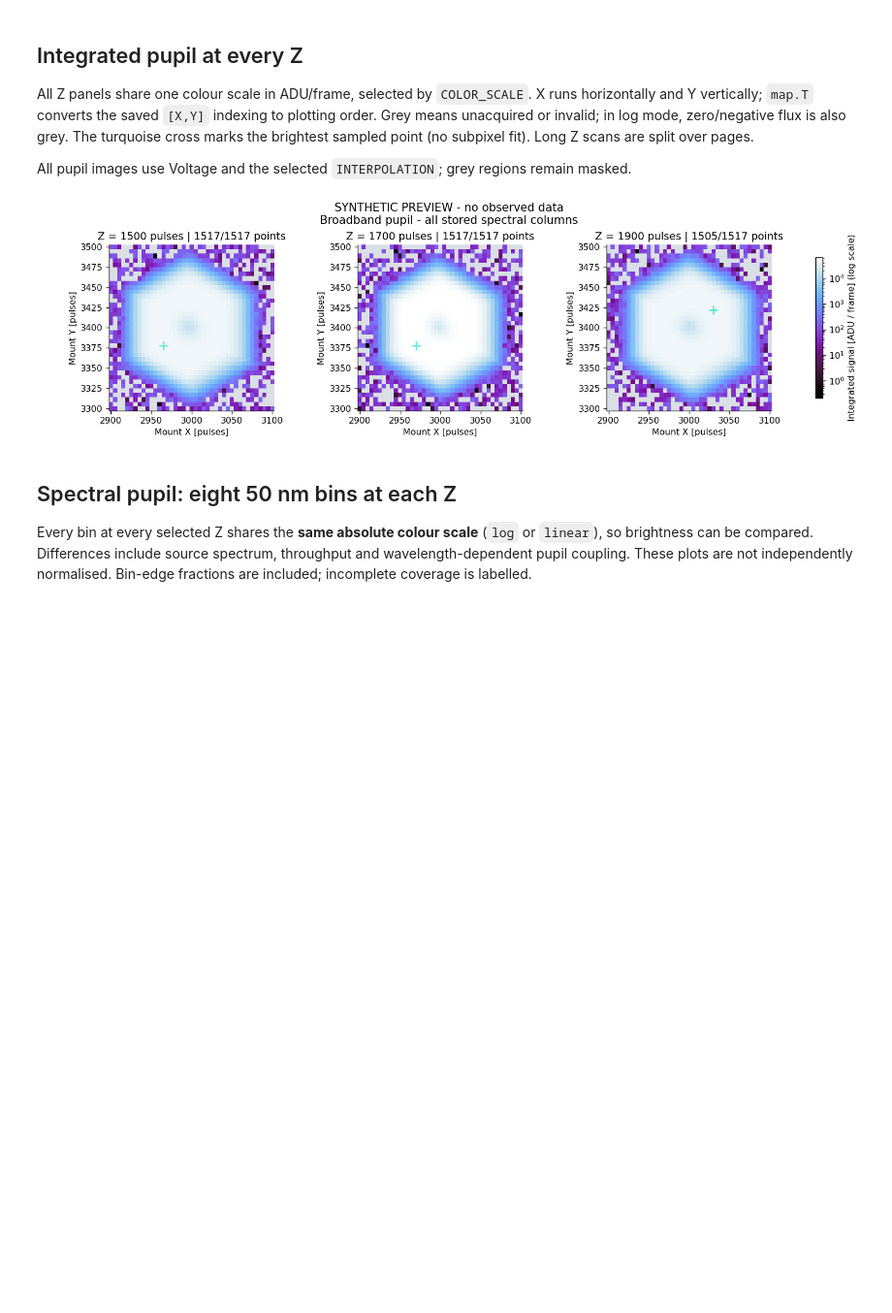
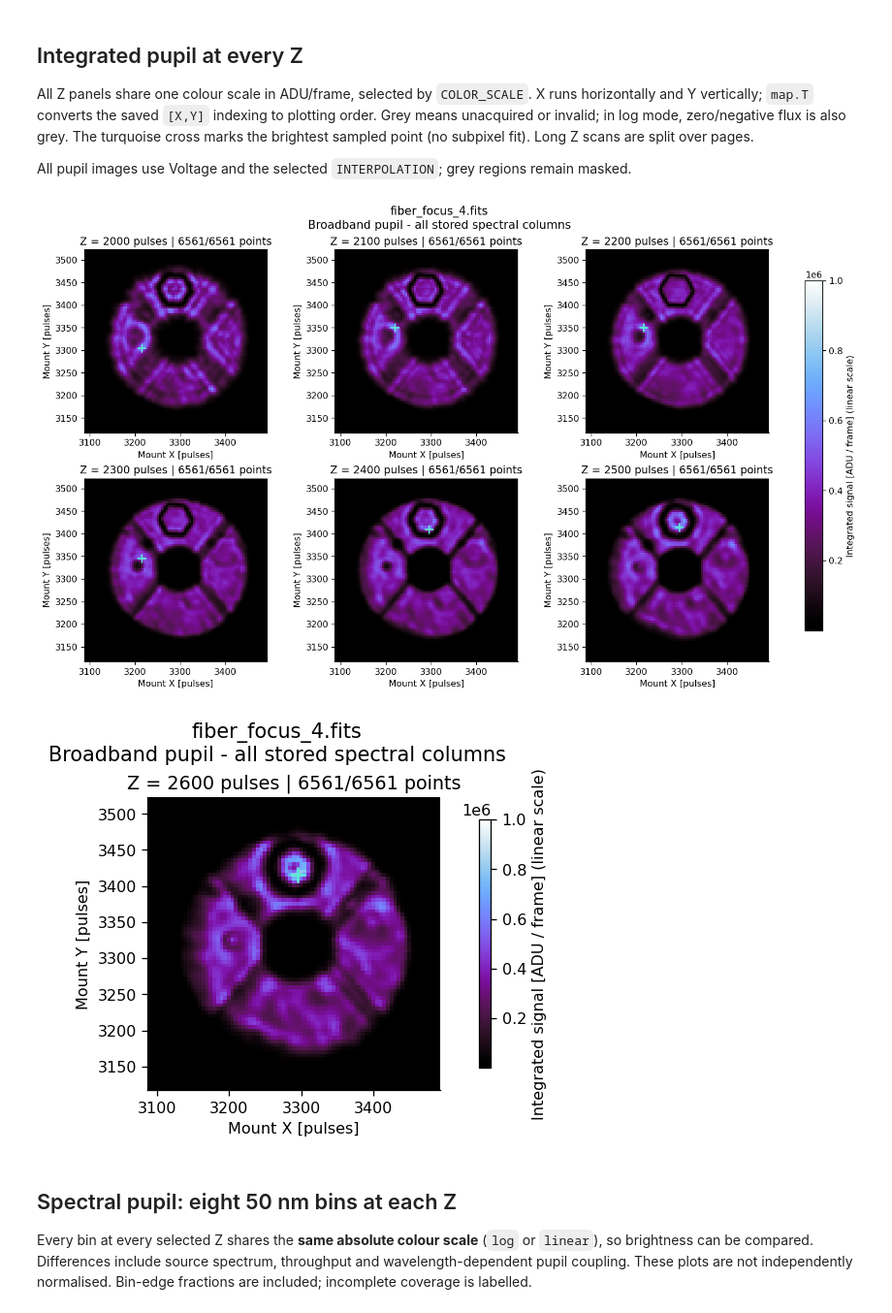
Before and after one commit to SAIL-Labs/GLINT, a Jupyter notebook: Matteo/Fiber_focus_scans/analyse_fiber_focus_scans.ipynb, the cells around one changed output. Shown at 97% size. Drawn from its saved outputs; the diff is of its cells as text; code cells hidden in the pictures; blank space fills up the shorter version.

Commit message:
analysis scan fiber

```diff
--- a/Matteo/Fiber_focus_scans/analyse_fiber_focus_scans.ipynb
+++ b/Matteo/Fiber_focus_scans/analyse_fiber_focus_scans.ipynb
@@ -9,6 +14,8 @@ Notebook: **analyse_fiber_focus_scans.ipynb - display controls at top**.
 # %%
-# PLOT OPTIONS - edit these two lines, then Run All.
-COLOR_SCALE = 'log'          # 'log' or 'linear'
+# PLOT OPTIONS - edit these values, then Run All.
+COLOR_SCALE = 'linear'          # 'log' or 'linear'
+COLOR_VMIN = 1e1             # lower colourbar limit (10 ADU/frame); None = automatic
+COLOR_VMAX = 1e6             # upper colourbar limit (1,000,000 ADU/frame); None = automatic
 INTERPOLATION = 'nearest'   # 'nearest' or 'bilinear'
 
 if COLOR_SCALE not in {'log', 'linear'}:
@@ -16,4 +23,12 @@ if COLOR_SCALE not in {'log', 'linear'}:
 if INTERPOLATION not in {'nearest', 'bilinear'}:
     raise ValueError("INTERPOLATION must be 'nearest' or 'bilinear'.")
 print(f'Plot settings: Voltage | {COLOR_SCALE} scale | {INTERPOLATION} interpolation')
+
+import math
+for name, value in [('COLOR_VMIN', COLOR_VMIN), ('COLOR_VMAX', COLOR_VMAX)]:
+    if value is not None and (not math.isfinite(float(value)) or (COLOR_SCALE == 'log' and float(value) <= 0)):
+        raise ValueError(f'{name} must be finite and positive for log scaling, or None for automatic limits.')
+if COLOR_VMIN is not None and COLOR_VMAX is not None and float(COLOR_VMIN) >= float(COLOR_VMAX):
+    raise ValueError('COLOR_VMIN must be smaller than COLOR_VMAX.')
+print(f'Pupil colourbar limits: {COLOR_VMIN} to {COLOR_VMAX} ADU/frame (None = automatic)')
 # %% [output]
@@ -51,8 +67,8 @@ from matplotlib.colors import Normalize, LogNorm, ListedColormap
 from astropy.io import fits
 
 # USER SETTINGS ---------------------------------------------------------------
-USE_DEMO_DATA = True  # False analyses observations; True generates the saved synthetic preview
-OUTPUT_ROOT = Path('/home/scexao/glint/glintdata/alignment_scan')  # instrument.json output_root
+USE_DEMO_DATA = False  # False analyses observations; True generates the saved synthetic preview
+OUTPUT_ROOT = Path(r"C:\Users\mcol0021\OneDrive - The University of Sydney (Staff)\Desktop\GLINT_test reports\Fiber_scans")  # instrument.json output_root
 SCAN_DATE = None  # None searches every date; or e.g. '20261116'
 DATA_PATH = None  # None selects newest discovered cube when USE_DEMO_DATA=False; or an explicit FITS path
 CALIBRATION_PATH = None  # None uses the embedded snapshot; or point to wavelength_solution.json
@@ -1945,15 +1962,23 @@ def shared_norm(values):
         positive = finite[finite > 0]
         if not positive.size:
             warnings.warn('No positive flux in this group: log-scale pupil maps will be grey.')
-            return LogNorm(vmin=1., vmax=10.)  # valid colourbar; no invented data
-        lo, hi = float(positive.min()), float(positive.max())
-        if hi == lo:
-            lo, hi = lo / 2., hi * 2.
-        return LogNorm(vmin=lo, vmax=hi)
-    if not finite.size:
-        return Normalize(0, 1)
-    lo, hi = min(0., float(finite.min())), float(finite.max())
-    return Normalize(lo, hi if hi > lo else lo + 1.)
+            auto_lo, auto_hi = 1., 10.
+        else:
+            auto_lo, auto_hi = float(positive.min()), float(positive.max())
+            if auto_hi == auto_lo:
+                auto_lo, auto_hi = auto_lo / 2., auto_hi * 2.
+    elif finite.size:
+        auto_lo, auto_hi = min(0., float(finite.min())), float(finite.max())
+        if auto_hi <= auto_lo:
+            auto_hi = auto_lo + 1.
+    else:
+        auto_lo, auto_hi = 0., 1.
+    lo = auto_lo if COLOR_VMIN is None else float(COLOR_VMIN)
+    hi = auto_hi if COLOR_VMAX is None else float(COLOR_VMAX)
+    if not np.isfinite(lo) or not np.isfinite(hi) or hi <= lo or (COLOR_SCALE == 'log' and lo <= 0):
+        raise ValueError('Colour limits must be finite, VMIN < VMAX, and positive for log scale. '
+                         'Check COLOR_VMIN/COLOR_VMAX against the automatic limit, or set both explicitly.')
+    return LogNorm(vmin=lo, vmax=hi) if COLOR_SCALE == 'log' else Normalize(vmin=lo, vmax=hi)
 
 
 def flux_colorbar_label(label):
@@ -1970,34 +1995,35 @@ def draw_pupil(ax, values, title, norm, mark_peak=False):
     image = ax.imshow(pupil_display_values(values.T), origin='lower',
                       extent=(xe[0], xe[-1], ye[0], ye[-1]), aspect='equal',
                       cmap=CMAP, norm=norm, interpolation=INTERPOLATION,
                       interpolation_stage='data')
     if mark_peak and np.isfinite(values).any():
         ix, iy = np.unravel_index(np.nanargmax(values), values.shape)
         ax.plot(x[ix], y[iy], '+', color='#5eead4', ms=10, mew=1.7)
     ax.set(title=title, xlabel='Mount X [pulses]', ylabel='Mount Y [pulses]', aspect='equal')
     ax.ticklabel_format(useOffset=False, style='plain')
     return image
 
 broadband_norm = shared_norm(integrated[:, :, z_indices])
 for start in range(0, len(z_indices), PANELS_PER_PAGE):
     page = z_indices[start:start+PANELS_PER_PAGE]
     ncols = min(3, len(page))
     nrows = int(np.ceil(len(page) / ncols))
     fig, axes = plt.subplots(nrows, ncols, figsize=(4.1*ncols+0.8, 3.8*nrows),
                              squeeze=False, layout='constrained')
     active_axes = []
     for ax, iz in zip(axes.flat, page):
         count = np.count_nonzero(data['valid'][:, :, iz])
         image = draw_pupil(ax, integrated[:, :, iz],
                            f'Z = {z[iz]:g} pulses | {count}/{len(x)*len(y)} points', broadband_norm, True)
         active_axes.append(ax)
     for ax in list(axes.flat)[len(page):]:
         ax.set_visible(False)
     fig.colorbar(image, ax=active_axes, shrink=.85, label=flux_colorbar_label('Integrated signal [ADU / frame]'))
     fig.suptitle(data['label'] + '\nBroadband pupil - all stored spectral columns', fontsize=13)
     plt.show()
 # %% [output]
-[figure, old version]
+[figure, new version]
+[figure, added]
 # %% [markdown]
 ## Spectral pupil: eight 50 nm bins at each Z
 
```
Also changed, not shown: parts of 8 cells of this notebook.
